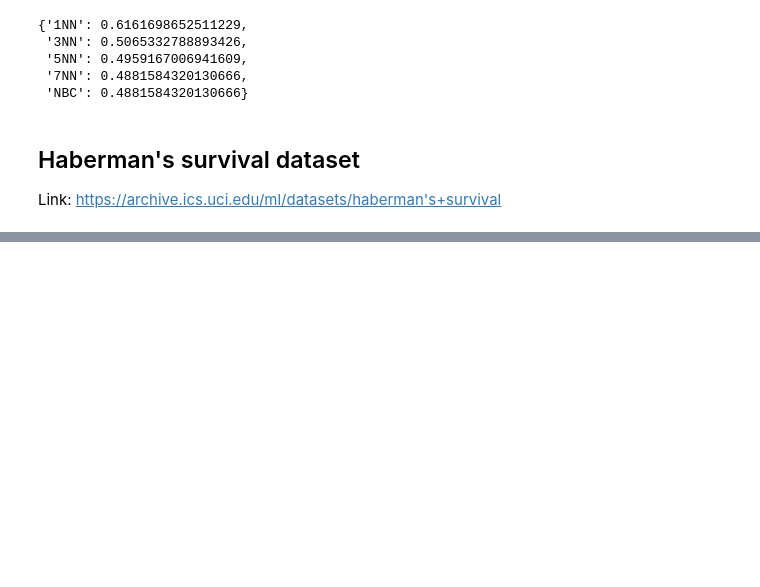
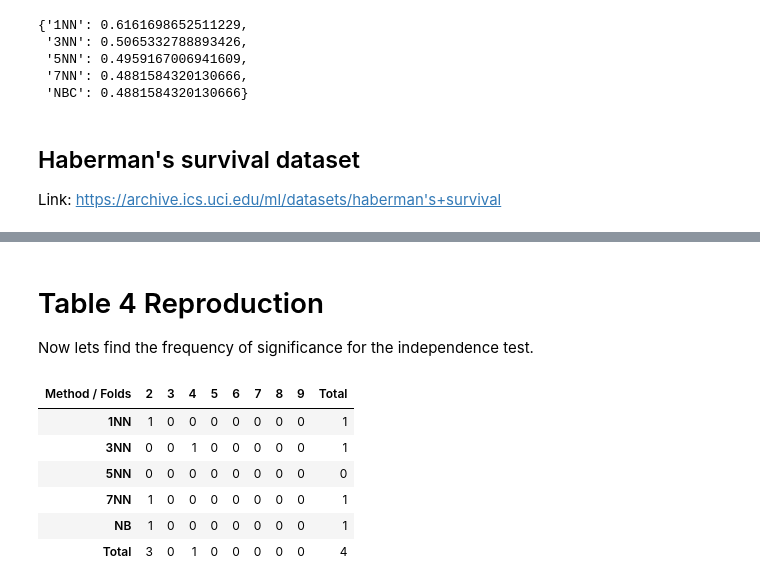
Before and after one commit to amindadgar/Dependency-Analysis-KFoldCrossValidation, a Jupyter notebook: main.ipynb, the cells around one changed output, grey strips where cells are left out. Cells and saved outputs as stored; diff of their text form; code cells hidden in the pictures; blank space fills up the shorter version.

```diff
--- a/main.ipynb
+++ b/main.ipynb
@@ -891,0 +954,68 @@ Results Produced and saved in results/pValues_whiteWine.txt
+# %% [markdown]
+# Table 4 Reproduction
+Now lets find the frequency of significance for the independence test.
+# %%
+## initialize a dictionary for it
+table4_frequency_significance_dict = {}
+
+for method in ['1NN', '3NN', '5NN', '7NN', 'NB']:
+
+    new_dict = {'Haberman': table3_results_haberman[method],
+                'Magic': table3_results_magic[method],
+                'Livers': table3_results_livers_disorder[method],
+                'Letters': table3_results_letters_reco[method],
+                'Page-Blocks' : table3_results_page_blocks[method],
+                'Red-wine' : table3_results_redWine[method],
+                'White-wine' : table3_results_whiteWine[method]
+               }
+    table3_df = pd.DataFrame.from_dict(new_dict, orient='index')
+
+
+    ## find each methods null hypothesis acceptence count
+    table4_folds_frequency_dict = {}
+    total = 0
+    for folds in range(2, 10):
+        ## find how many null hypothesis was not rejected
+        ## threshold is 0.05
+        table4_frequency_significance_count = sum(table3_df[str(folds)].values < 0.05)
+
+        ## append the null hypothesis acceptence count to frequency dict
+        table4_folds_frequency_dict[f'{folds}'] = table4_frequency_significance_count
+
+        total += table4_frequency_significance_count
+    table4_folds_frequency_dict['Total'] = total
+
+    ## append to the results
+    table4_frequency_significance_dict[method] = table4_folds_frequency_dict
+
+
+## not containing the totals row
+temp_df = pd.DataFrame.from_dict(table4_frequency_significance_dict, orient='index')
+
+
+####### the last row of table 4
+## table 4 is created and just one more thing to add
+## the total counts row
+table4_totals_dict = {}
+for total_column in range(2, 10):
+    table4_totals_dict[str(total_column)] = sum(temp_df[str(total_column)])
+table4_totals_dict['Total'] = sum(temp_df['Total'])
+
+## Add the last row to the table4 dict
+table4_frequency_significance_dict['Total'] = table4_totals_dict
+
+## create the dataframe of table 4
+table4_df = pd.DataFrame.from_dict(table4_frequency_significance_dict, orient='index')
+
+
+table4_df.columns.name = 'Method / Folds'
+table4_df = table4_df.style.set_properties(**{'text-align': 'center'})
+table4_df
+# %% [output]
+| Method / Folds | 2 | 3 | 4 | 5 | 6 | 7 | 8 | 9 | Total |
+| 1NN | 1 | 0 | 0 | 0 | 0 | 0 | 0 | 0 | 1 |
+| 3NN | 0 | 0 | 1 | 0 | 0 | 0 | 0 | 0 | 1 |
+| 5NN | 0 | 0 | 0 | 0 | 0 | 0 | 0 | 0 | 0 |
+| 7NN | 1 | 0 | 0 | 0 | 0 | 0 | 0 | 0 | 1 |
+| NB | 1 | 0 | 0 | 0 | 0 | 0 | 0 | 0 | 1 |
+| Total | 3 | 0 | 1 | 0 | 0 | 0 | 0 | 0 | 4 |
```
Also changed, not shown: parts of 30 cells of this notebook.
